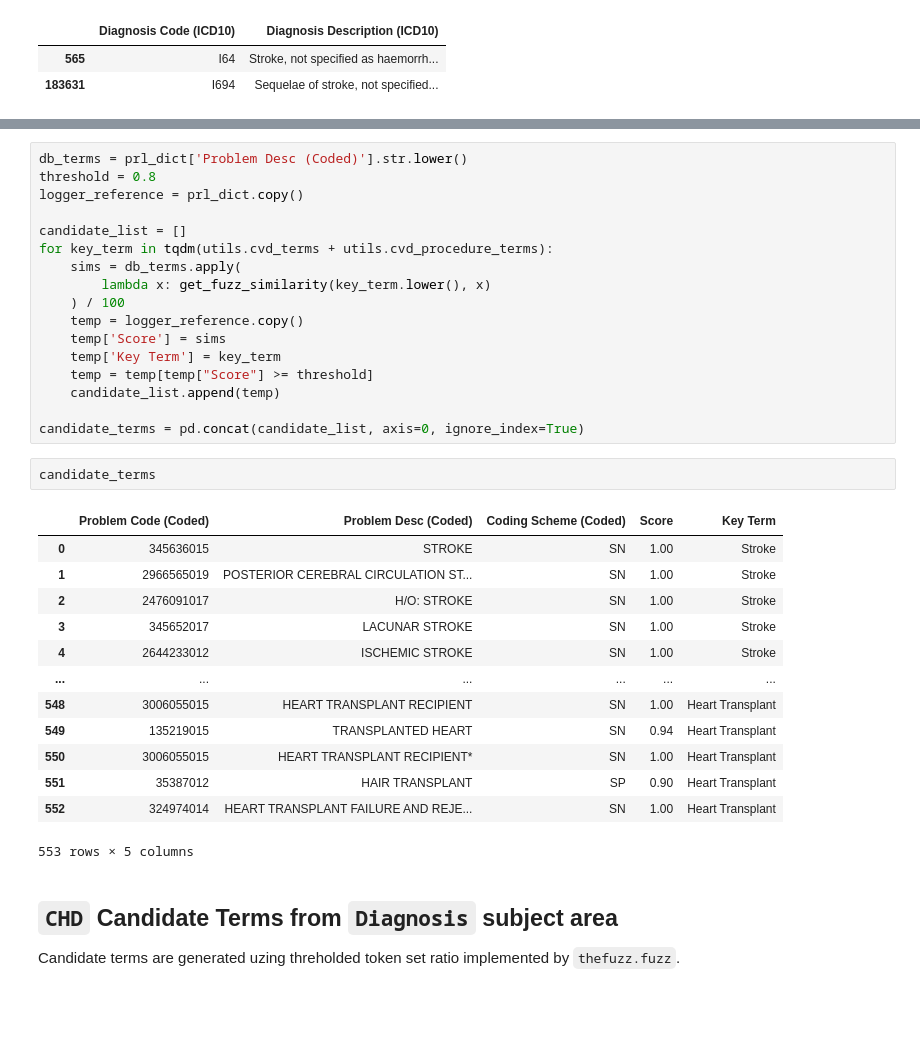
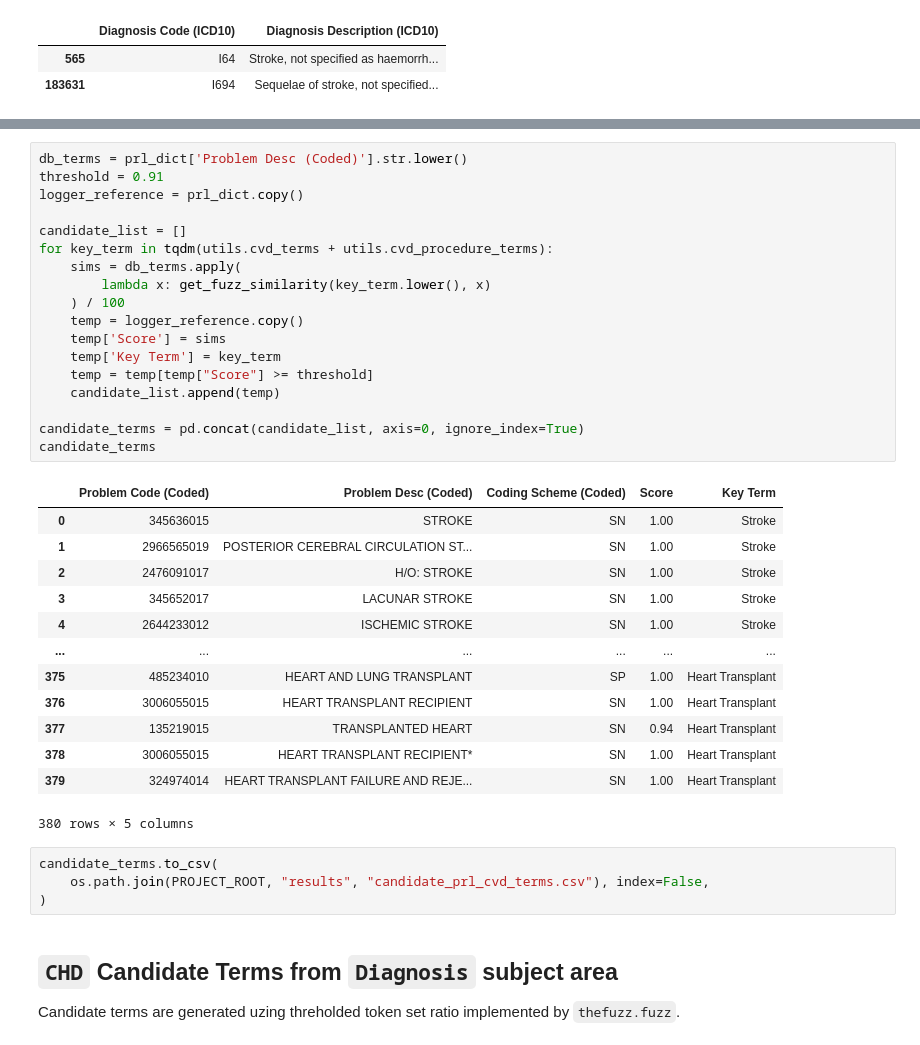
Before and after one commit to mikedataCrunch/elpha-singhealth-fh, a Jupyter notebook: notebooks/07_stage2_cvd_chd_terms.ipynb, the cells around one changed output, grey strips where cells are left out. Drawn from its saved outputs; the diff is of its cells as text; blank space fills up the shorter version.

```diff
--- a/notebooks/07_stage2_cvd_chd_terms.ipynb
+++ b/notebooks/07_stage2_cvd_chd_terms.ipynb
@@ -220,37 +221,40 @@ candidate_terms
 Candidate terms are generated uzing threholded token set ratio implemented by `thefuzz.fuzz`.
 # %%
 db_terms = prl_dict['Problem Desc (Coded)'].str.lower()
-threshold = 0.8
+threshold = 0.91
 logger_reference = prl_dict.copy()
 
 candidate_list = []
 for key_term in tqdm(utils.cvd_terms + utils.cvd_procedure_terms):
     sims = db_terms.apply(
         lambda x: get_fuzz_similarity(key_term.lower(), x)
     ) / 100
     temp = logger_reference.copy()
     temp['Score'] = sims
     temp['Key Term'] = key_term
     temp = temp[temp["Score"] >= threshold]
     candidate_list.append(temp)
 
 candidate_terms = pd.concat(candidate_list, axis=0, ignore_index=True)
+candidate_terms
+# %% [output]
+|  | Problem Code (Coded) | Problem Desc (Coded) | Coding Scheme (Coded) | Score | Key Term |
+| 0 | 345636015 | STROKE | SN | 1.00 | Stroke |
+| 1 | 2966565019 | POSTERIOR CEREBRAL CIRCULATION ST... | SN | 1.00 | Stroke |
+| 2 | 2476091017 | H/O: STROKE | SN | 1.00 | Stroke |
+| 3 | 345652017 | LACUNAR STROKE | SN | 1.00 | Stroke |
+| 4 | 2644233012 | ISCHEMIC STROKE | SN | 1.00 | Stroke |
+| ... | ... | ... | ... | ... | ... |
+| 375 | 485234010 | HEART AND LUNG TRANSPLANT | SP | 1.00 | Heart Transplant |
+| 376 | 3006055015 | HEART TRANSPLANT RECIPIENT | SN | 1.00 | Heart Transplant |
+| 377 | 135219015 | TRANSPLANTED HEART | SN | 0.94 | Heart Transplant |
+| 378 | 3006055015 | HEART TRANSPLANT RECIPIENT* | SN | 1.00 | Heart Transplant |
+| 379 | 324974014 | HEART TRANSPLANT FAILURE AND REJE... | SN | 1.00 | Heart Transplant |
+380 rows × 5 columns
 # %%
-candidate_terms
+candidate_terms.to_csv(
+    os.path.join(PROJECT_ROOT, "results", "candidate_prl_cvd_terms.csv"), index=False,
+)
-# %% [output]
-|  | Problem Code (Coded) | Problem Desc (Coded) | Coding Scheme (Coded) | Score | Key Term |
-| 0 | 345636015 | STROKE | SN | 1.00 | Stroke |
-| 1 | 2966565019 | POSTERIOR CEREBRAL CIRCULATION ST... | SN | 1.00 | Stroke |
-| 2 | 2476091017 | H/O: STROKE | SN | 1.00 | Stroke |
-| 3 | 345652017 | LACUNAR STROKE | SN | 1.00 | Stroke |
-| 4 | 2644233012 | ISCHEMIC STROKE | SN | 1.00 | Stroke |
-| ... | ... | ... | ... | ... | ... |
-| 548 | 3006055015 | HEART TRANSPLANT RECIPIENT | SN | 1.00 | Heart Transplant |
-| 549 | 135219015 | TRANSPLANTED HEART | SN | 0.94 | Heart Transplant |
-| 550 | 3006055015 | HEART TRANSPLANT RECIPIENT* | SN | 1.00 | Heart Transplant |
-| 551 | 35387012 | HAIR TRANSPLANT | SP | 0.90 | Heart Transplant |
-| 552 | 324974014 | HEART TRANSPLANT FAILURE AND REJE... | SN | 1.00 | Heart Transplant |
-553 rows × 5 columns
 # %% [markdown]
 ## `CHD` Candidate Terms from `Diagnosis` subject area
 
```
Also changed, not shown: parts of 9 cells of this notebook, 9 other files.
